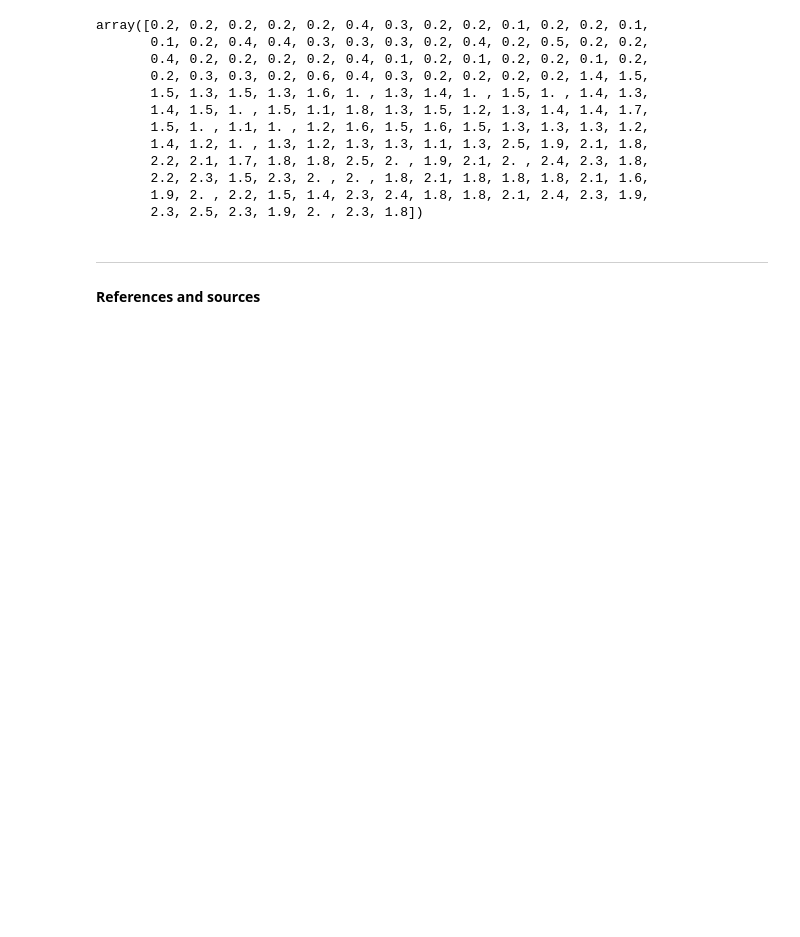
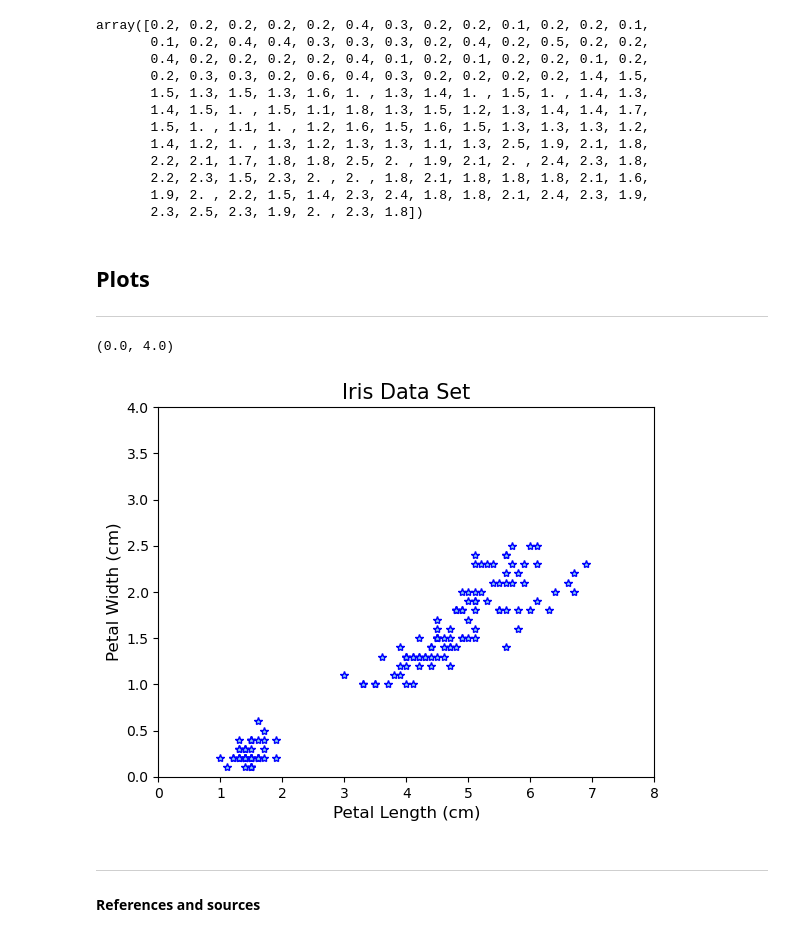
Before and after one commit to h2ohugol/Pands-myproject, a Jupyter notebook: iris.ipynb, the cells around one changed output. Cells and saved outputs as stored; diff of their text form; code cells hidden in the pictures; blank space fills up the shorter version.

Commit message:
Plots

```diff
--- a/iris.ipynb
+++ b/iris.ipynb
@@ -141,6 +140,28 @@ array([0.2, 0.2, 0.2, 0.2, 0.2, 0.4, 0.3, 0.2, 0.2, 0.1, 0.2, 0.2, 0.1,
        2.2, 2.3, 1.5, 2.3, 2. , 2. , 1.8, 2.1, 1.8, 1.8, 1.8, 2.1, 1.6,
        1.9, 2. , 2.2, 1.5, 1.4, 2.3, 2.4, 1.8, 1.8, 2.1, 2.4, 2.3, 1.9,
        2.3, 2.5, 2.3, 1.9, 2. , 2.3, 1.8])
+# %% [markdown]
+## Plots
+***
+# %%
+# Basic plot.
+plt.plot(plen, pwidth, '*', color='skyblue', markeredgecolor='blue')
+
+# Axis labels.
+plt.xlabel('Petal Length (cm)', fontsize=12, color='black')
+plt.ylabel('Petal Width (cm)', fontsize=12, color='black')
+
+# Title.
+plt.title('Iris Data Set', fontsize=15, color='black')
+
+# X limits.
+plt.xlim(0, 8)
+
+# Y limits.
+plt.ylim(0, 4)
+# %% [output]
+(0.0, 4.0)
+[figure, added]
 # %% [markdown]
 ***
 
```
Also changed, not shown: parts of 1 cell of this notebook.
